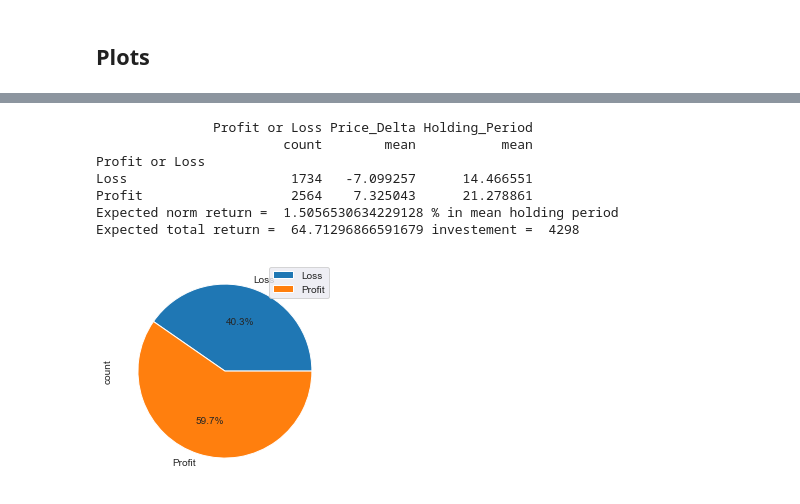
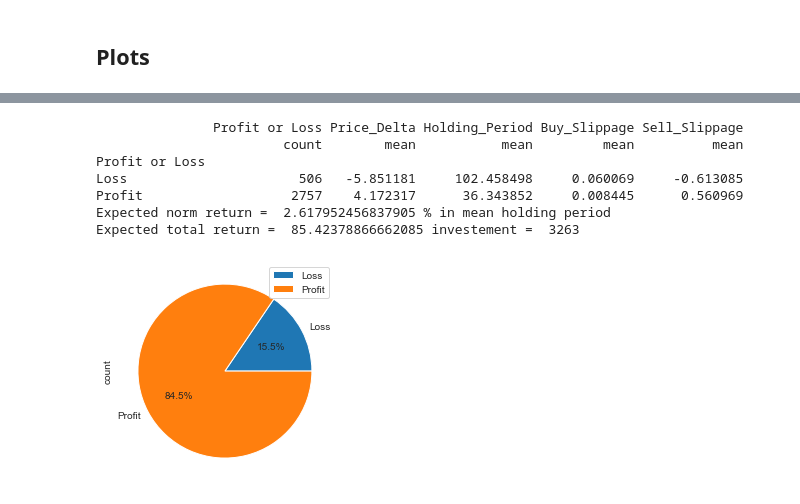
Before and after one commit to arjygh/stocksandoptions, a Jupyter notebook: stonks.ipynb, the cells around one changed output, grey strips where cells are left out. Drawn from its saved outputs; the diff is of its cells as text; code cells hidden in the pictures.

```diff
--- a/stonks.ipynb
+++ b/stonks.ipynb
@@ -327,20 +327,21 @@ no_data_tickers = []
 
 #initialize df
 full_df0 = pd.DataFrame()
+passed_trades = pd.DataFrame()
 
 # start_time and end_time to fetch data from yahoo
-start_time = '2020-01-01'
-end_time = '2021-03-31'
+start_time = '2019-01-01'
+end_time = '2020-03-31'
 
 # start and end dates of trading period
-trade_days_start = '2020-01-01'
-trade_days_end = '2020-12-31'
+trade_days_start = '2019-01-01'
+trade_days_end = '2019-12-31'
 test_days = pd.bdate_range(trade_days_start, trade_days_end)
 
 sector_list = list(sp500['GICS Sector'].unique())
 total = sp500['Symbol'].nunique()
 
-#sector_list = ['Energy']
+#sector_list = ['Financials']
 #ticker_list = ['APA']
 
 for sector in sector_list:
@@ -349,17 +350,17 @@ for sector in sector_list:
                                                                                   end_time, test_days,
                                                                                   holding_days = 0)
     print("Passed df for ", ticker_list)
-    print(passed_trades_df)
+    print(full_df)
     print("Done passed df")
     full_df0 = full_df0.append(full_df)
     no_data_tickers.append(no_data_tickers_list)
 
-if not passed_trades.size:
+if not full_df0.size:
     raise Exception("No passed trades  found")
 
 #greater than the start date and smaller than the end date
-mask = (full_df0['Date'] >= test_days[0]) & (full_df0['Date'] <= test_days[-1]) & (full_df0['CBI']<1.0)
-passed_trades = full_df0.loc[mask]
+mask = (full_df0['Date'] >= test_days[0]) & (full_df0['Date'] <= test_days[-4]) & (full_df0['CBI']<1.0)
+passed_trades = full_df0.loc[mask].copy()
 
 passed_trades = passed_trades.merge(sp500, how='left', on='Symbol')
 passed_trades.head()
@@ -470,10 +499,14 @@ passed_trades[passed_trades['Price_Delta']<0].head(-5)
 # %%
 CBI_limit = 0.6
-passed_trades['CBI_cutoff'] = np.where(passed_trades['CBI']<=CBI_limit, 'Below', 'Above')
+passed_trades['CBI_cutoff'] = np.where(passed_trades['CBI']<CBI_limit, 'Below', 'Above')
 import seaborn as sns
 sns.set_style('whitegrid')
-fig, ax = plt.subplots(figsize=(18, 7))
+fig, ax = plt.subplots(nrows = 3, ncols = 1, figsize=(18, 7))
 plt.xticks(rotation=60)
-ax=sns.violinplot(x="GICS Sector", y="Price_Delta", data=passed_trades,
-                  inner="quartile", split=True, hue='CBI_cutoff', scale='width', bw=0.1)
+sns.violinplot(x="GICS Sector", y="Price_Delta", data=passed_trades,
+                  inner="quartile", split=True, hue='CBI_cutoff', scale='count', bw=0.1, ax=ax[0])
+sns.violinplot(x="GICS Sector", y="Buy_Slippage", data=passed_trades,
+                  inner="quartile", split=True, hue='CBI_cutoff', scale='count', bw=0.1, ax=ax[1])
+sns.violinplot(x="GICS Sector", y="Sell_Slippage", data=passed_trades,
+                  inner="quartile", split=True, hue='CBI_cutoff', scale='count', bw=0.1, ax=ax[2])
 # %% [output]
@@ -489,20 +523,23 @@ ax=sns.violinplot(x="GICS Sector", y="Price_Delta", data=passed_trades[passed_tr
 # %%
-CBI_limit = 1.0
+CBI_limit = 1.
 passed_trades_limit = passed_trades[(passed_trades['CBI']<=CBI_limit)]
-passed_trades['Profit or Loss'] = np.where(passed_trades['Price_Delta']>0., 'Profit', 'Loss')
 
-data = passed_trades_limit.groupby("Profit or Loss").agg({'Profit or Loss': ['count'], 'Price_Delta': 'mean', 'Holding_Period':'mean'})
+data = passed_trades_limit.groupby("Profit or Loss").agg({'Profit or Loss': ['count'],
+                                                          'Price_Delta': 'mean',
+                                                          'Holding_Period':'mean',
+                                                          'Buy_Slippage':'mean',
+                                                          'Sell_Slippage':'mean'})
 data.plot.pie(y='Profit or Loss', autopct="%.1f%%");
 print(data)
 data.reset_index(inplace=True)
 print("Expected norm return = ",(data.iloc[1,1]*data.iloc[1,2]+data.iloc[0,1]*data.iloc[0,2])/(data.iloc[1,1]+data.iloc[0,1]),"% in mean holding period")
 print("Expected total return = ",(data.iloc[1,1]*data.iloc[1,2]/100+data.iloc[0,1]*data.iloc[0,2]/100),"investement = ", (data.iloc[1,1]+data.iloc[0,1]))
 # %% [output]
-               Profit or Loss Price_Delta Holding_Period
-                        count        mean           mean
+               Profit or Loss Price_Delta Holding_Period Buy_Slippage Sell_Slippage
+                        count        mean           mean         mean          mean
 Profit or Loss
-Loss                     1734   -7.099257      14.466551
-Profit                   2564    7.325043      21.278861
-Expected norm return =  1.5056530634229128 % in mean holding period
-Expected total return =  64.71296866591679 investement =  4298
+Loss                      506   -5.851181     102.458498     0.060069     -0.613085
+Profit                   2757    4.172317      36.343852     0.008445      0.560969
+Expected norm return =  2.617952456837905 % in mean holding period
+Expected total return =  85.42378866662085 investement =  3263
-[figure, old version]
+[figure, new version]
```
Also changed, not shown: parts of 10 cells of this notebook, 4 other files.
